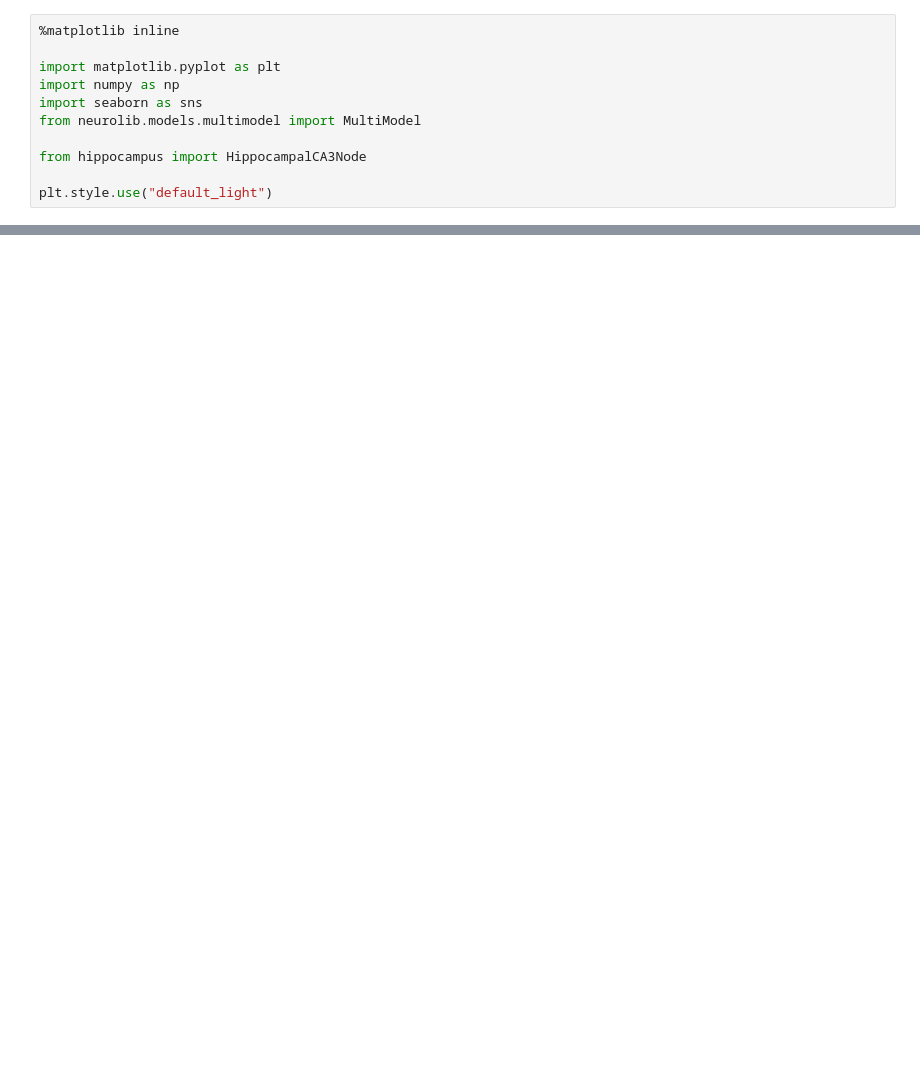
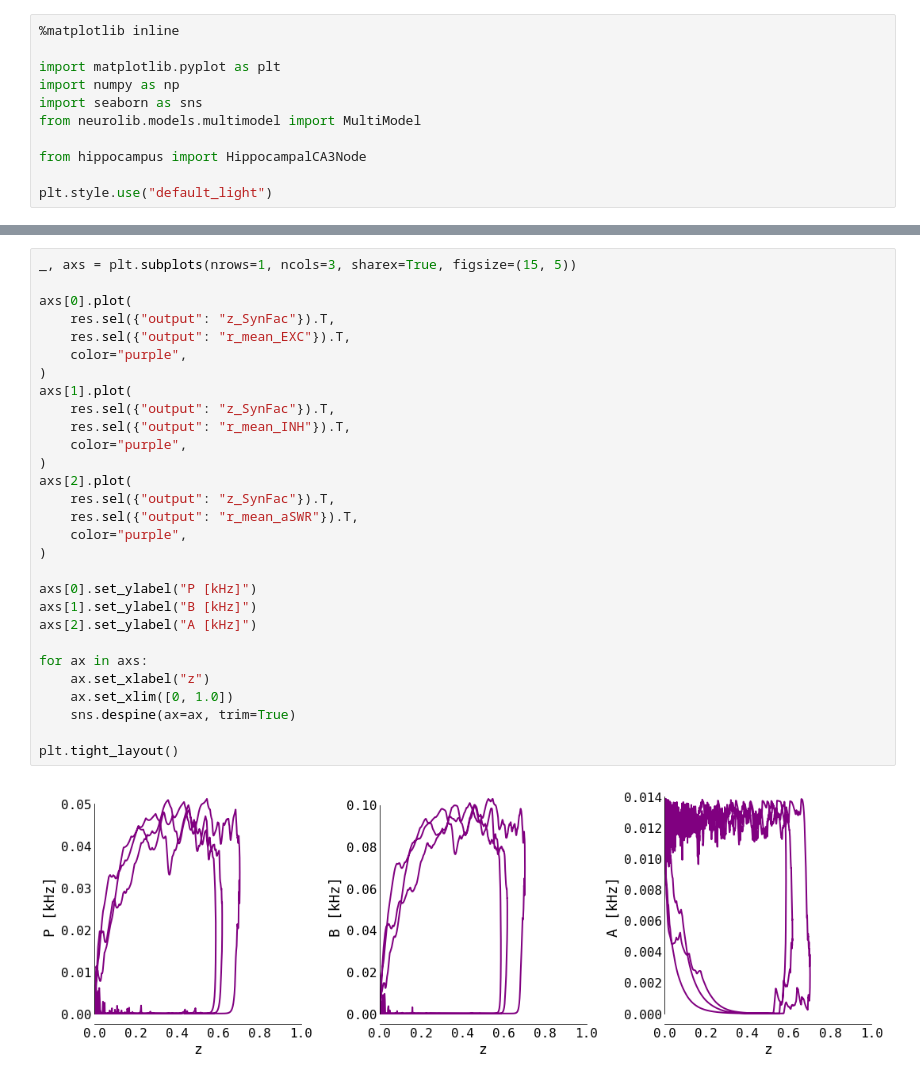
Before and after one commit to jajcayn/re_hippocampal_model, a Jupyter notebook: fig8-P_to_A_facilitation.ipynb, the cells around one changed output, grey strips where cells are left out. Cells and saved outputs as stored; diff of their text form; blank space fills up the shorter version.

```diff
--- a/fig8-P_to_A_facilitation.ipynb
+++ b/fig8-P_to_A_facilitation.ipynb
@@ -62,0 +82,31 @@ plt.savefig("../figs/p_a_facilitation.pdf", transparent=True, bbox_inches="tight
+# %%
+_, axs = plt.subplots(nrows=1, ncols=3, sharex=True, figsize=(15, 5))
+
+axs[0].plot(
+    res.sel({"output": "z_SynFac"}).T,
+    res.sel({"output": "r_mean_EXC"}).T,
+    color="purple",
+)
+axs[1].plot(
+    res.sel({"output": "z_SynFac"}).T,
+    res.sel({"output": "r_mean_INH"}).T,
+    color="purple",
+)
+axs[2].plot(
+    res.sel({"output": "z_SynFac"}).T,
+    res.sel({"output": "r_mean_aSWR"}).T,
+    color="purple",
+)
+
+axs[0].set_ylabel("P [kHz]")
+axs[1].set_ylabel("B [kHz]")
+axs[2].set_ylabel("A [kHz]")
+
+for ax in axs:
+    ax.set_xlabel("z")
+    ax.set_xlim([0, 1.0])
+    sns.despine(ax=ax, trim=True)
+
+plt.tight_layout()
+# %% [output]
+[figure, added]
```
Also changed, not shown: parts of 9 cells of this notebook, 2 other files.
